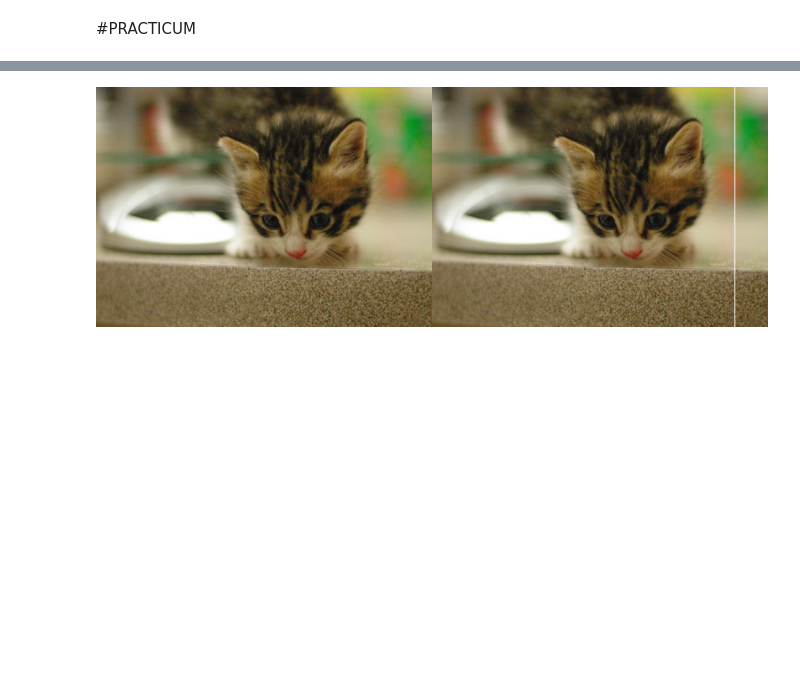
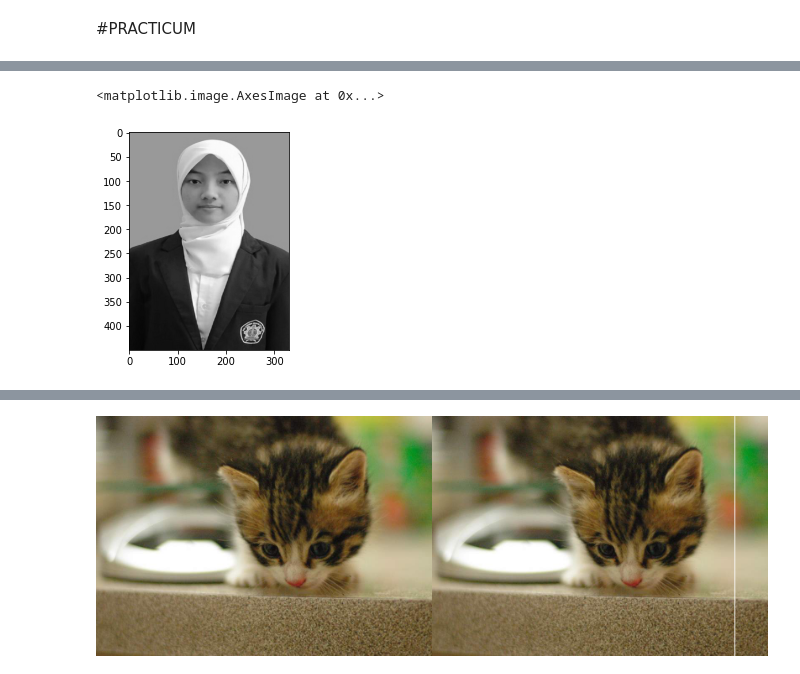
Before and after one commit to noora20FH/PCVK, a Jupyter notebook: PCVK_week2_Noora_Aulia_Hidayat.ipynb, the cells around one changed output, grey strips where cells are left out. Drawn from its saved outputs; the diff is of its cells as text; code cells hidden in the pictures; blank space fills up the shorter version.

```diff
--- a/PCVK_week2_Noora_Aulia_Hidayat.ipynb
+++ b/PCVK_week2_Noora_Aulia_Hidayat.ipynb
@@ -38,0 +38,5 @@ reslusi image: tinggixlebar =  286  x  400
+# %%
+plt.imshow(img_gray, cmap='gray')
+# %% [output]
+<matplotlib.image.AxesImage at 0x...>
+[figure, added]
```
Also changed, not shown: parts of 13 cells of this notebook.
